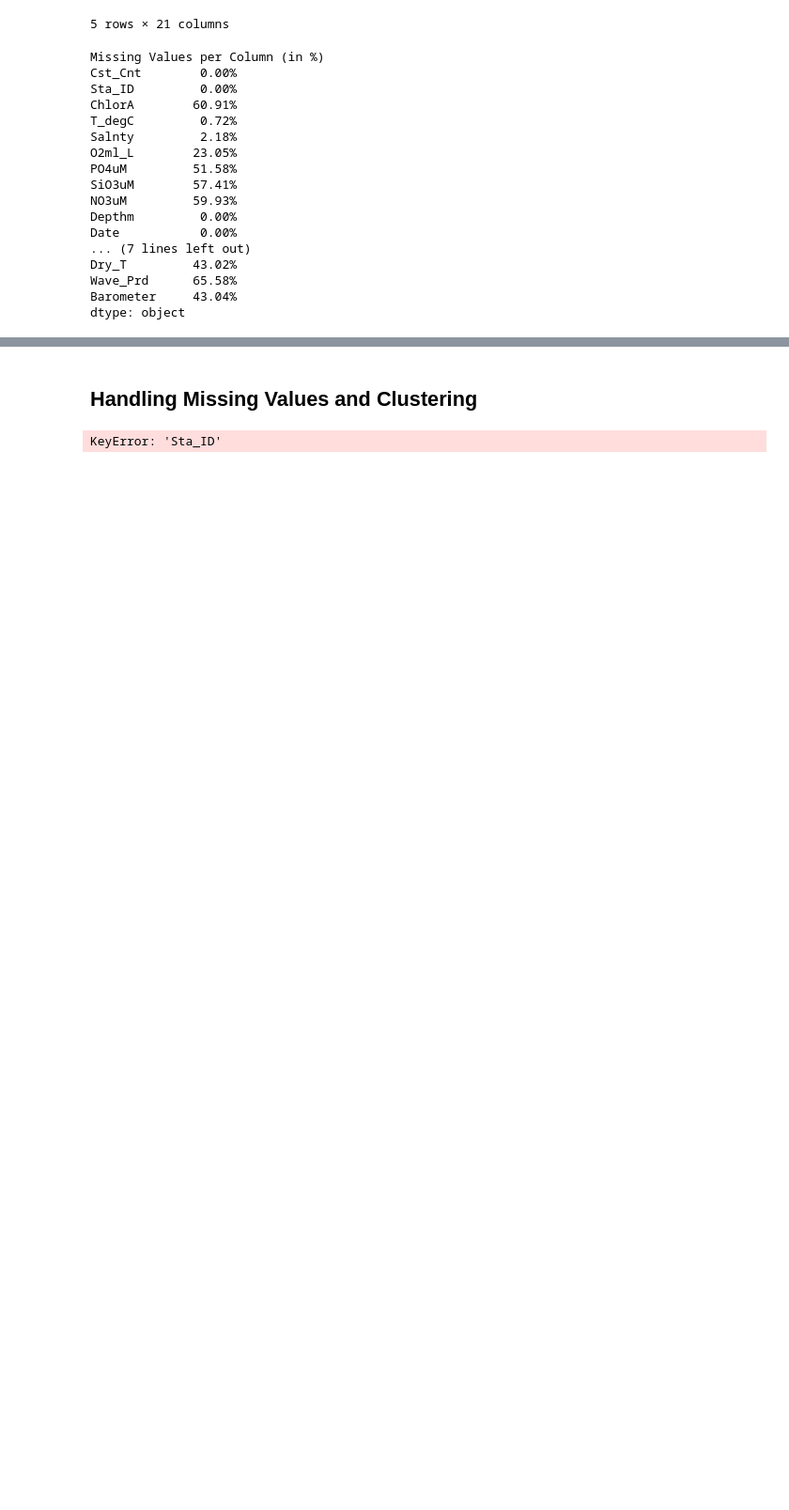
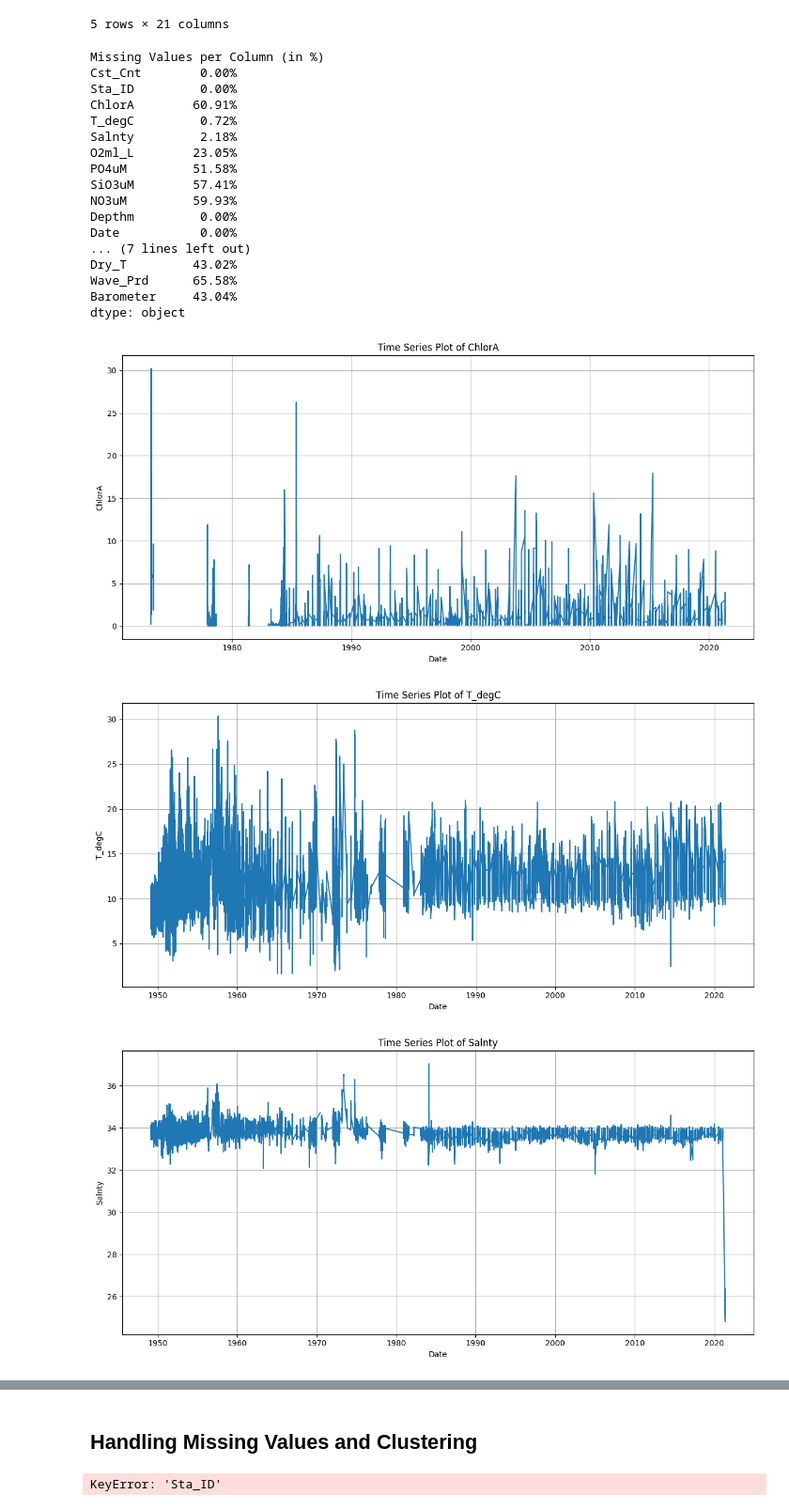
Before and after one commit to Drums180/Geoscientific_Analysis_Project, a Jupyter notebook: data_transform.ipynb, the cells around one changed output, grey strips where cells are left out. Shown at 94% size. Saved outputs shown, nothing was run; the diff lists cells and outputs as text; code cells hidden in the pictures; blank space fills up the shorter version.

Commit message:
Analisis of Combined Dataset

```diff
--- a/data_transform.ipynb
+++ b/data_transform.ipynb
@@ -23,6 +24,9 @@ cast_data_filtered = cast_data[cast_columns].groupby(['Cst_Cnt', 'Sta_ID', 'Date
 # Merge the datasets using 'Cst_Cnt' and 'Sta_ID' as identifiers
 combined_data = pd.merge(bottle_data_filtered, cast_data_filtered, on=['Cst_Cnt', 'Sta_ID'], how='inner')
 
+# Convert 'Date' to datetime format if it's not already
+combined_data['Date'] = pd.to_datetime(combined_data['Date'])
+
 # Display the combined dataset
 combined_data.tail()
 # %% [output]
@@ -61,3 +65,22 @@ Dry_T         43.02%
 Wave_Prd      65.58%
 Barometer     43.04%
 dtype: object
+# %%
+# List of key variables to plot over time
+key_variables = ['ChlorA', 'T_degC', 'Salnty', 'O2ml_L', 'PO4uM', 'SiO3uM', 'NO3uM', 'Wind_Spd', 'Wave_Ht', 'Dry_T']
+
+# Create time series line plots for each key variable
+for var in key_variables:
+    if var in combined_data.columns:
+        plt.figure(figsize=(12, 6))
+        plt.plot(combined_data['Date'], combined_data[var], marker='', linestyle='-', linewidth=1.5)
+        plt.title(f'Time Series Plot of {var}')
+        plt.xlabel('Date')
+        plt.ylabel(var)
+        plt.grid(True)
+        plt.tight_layout()
+        plt.show()
+# %% [output]
+[figure, added]
+[figure, added]
+[figure, added]
```
Also changed, not shown: parts of 5 cells of this notebook, 1 other file.
